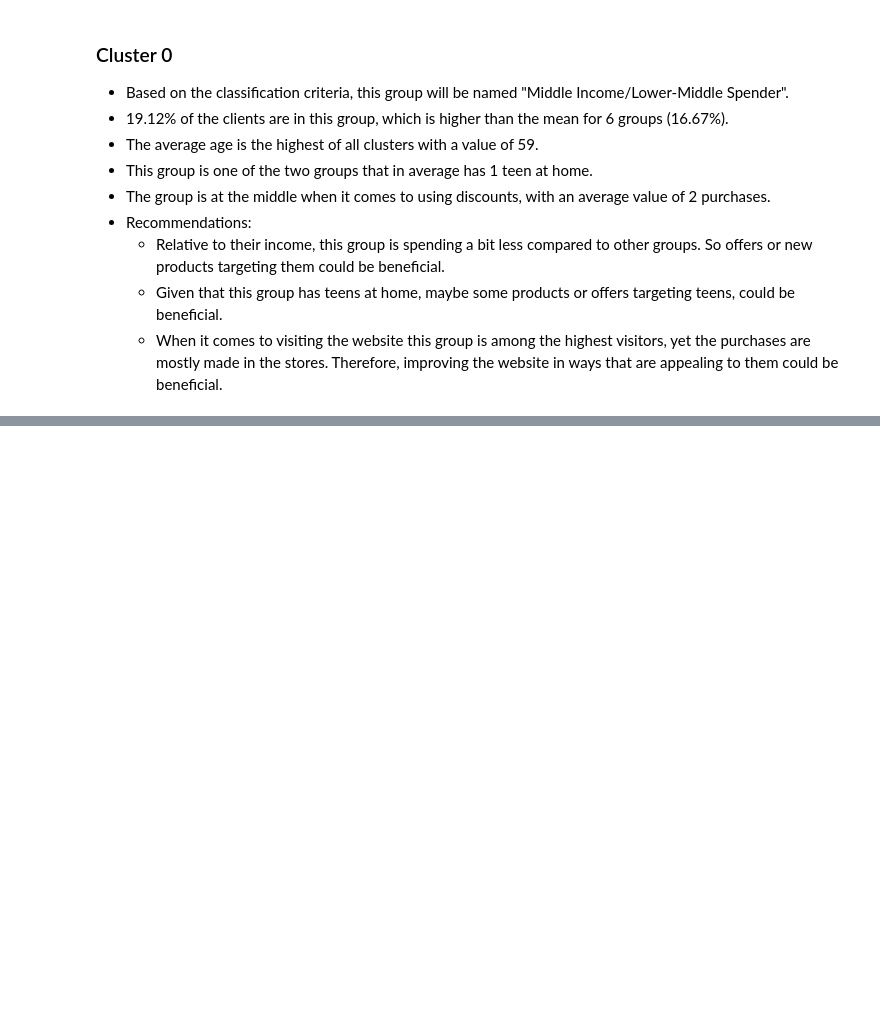
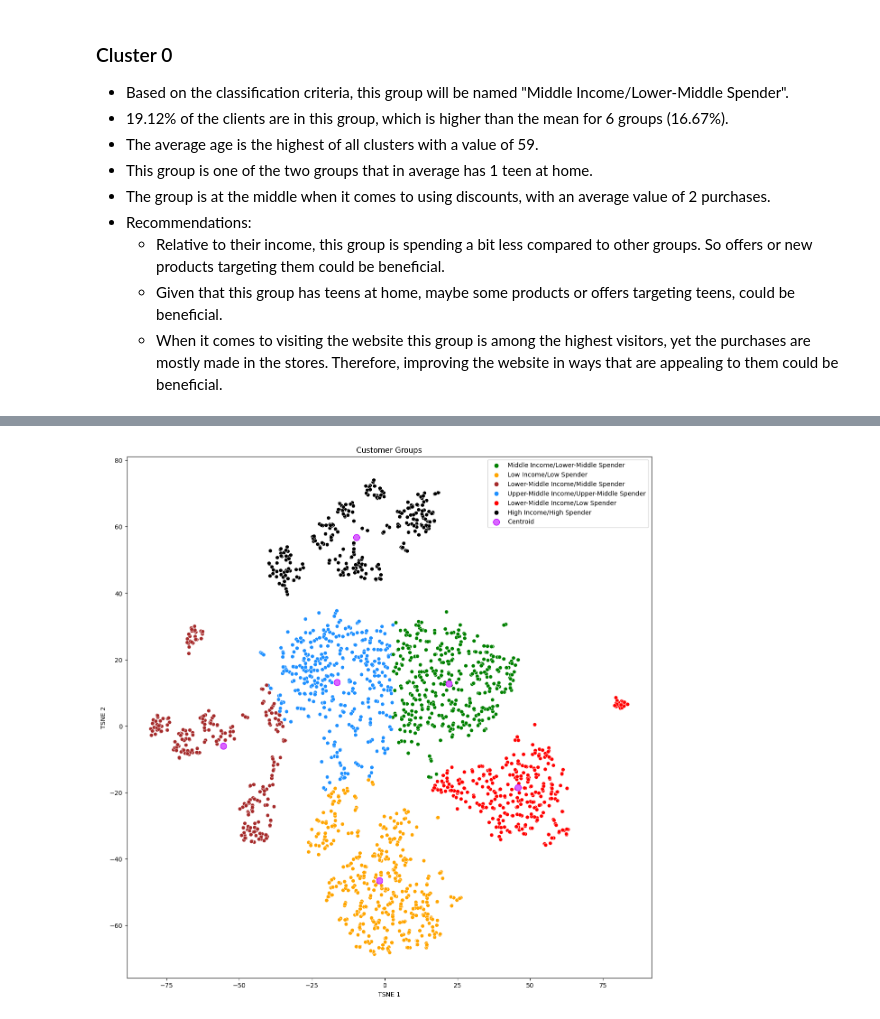
Before and after one commit to Luciano-C/Customer-Personality-Analysis, a Jupyter notebook: Customer_Personality_Analysis.ipynb, the cells around one changed output, grey strips where cells are left out. Cells and saved outputs as stored; diff of their text form; code cells hidden in the pictures; blank space fills up the shorter version.

Commit message:
Plot with descriptive names added

```diff
--- a/Customer_Personality_Analysis.ipynb
+++ b/Customer_Personality_Analysis.ipynb
@@ -1251,14 +1180,0 @@ summarized_data_as_df
-# %%
-def name_a_cluster(cluster):
-    if cluster == 0:
-        return '0:Middle Income/Lower-Middle Spender'
-    elif cluster == 1:
-        return '1:Low Income/Low Spender'
-    elif cluster == 2:
-        return '2:Lower-Middle Income/Middle Spender'
-    elif cluster == 3:
-        return '3:Upper-Middle Income/Upper-Middle Spender'
-    elif cluster == 4:
-        return '4:Lower-Middle Income/Low Spender'
-    else:
-        return '5:High Income/High Spender'
@@ -1280,0 +1251,14 @@ plt.show()
+# %%
+def name_a_cluster(cluster):
+    if cluster == 0:
+        return 'Middle Income/Lower-Middle Spender'
+    elif cluster == 1:
+        return 'Low Income/Low Spender'
+    elif cluster == 2:
+        return 'Lower-Middle Income/Middle Spender'
+    elif cluster == 3:
+        return 'Upper-Middle Income/Upper-Middle Spender'
+    elif cluster == 4:
+        return 'Lower-Middle Income/Low Spender'
+    else:
+        return 'High Income/High Spender'
@@ -1280,0 +1277,15 @@ plt.show()
+# %%
+cluster_names = [name_a_cluster(i) for i in range(6)]
+# %%
+plt.figure(figsize=(15,15))
+sns.scatterplot(data=tsne_dataframe_with_names, x="TSNE 1", y="TSNE 2", hue="Names", hue_order=cluster_names, palette=['green','orange','brown','dodgerblue','red','black'])
+plt.scatter(kmeans.cluster_centers_[:, 0], kmeans.cluster_centers_[:, 1], s=100, c='#d966ff', label='Centroid', edgecolors='#bf00ff')
+
+plt.title('Customer Groups')
+plt.xlabel('TSNE 1')
+plt.ylabel('TSNE 2')
+plt.legend()
+
+plt.show()
+# %% [output]
+[figure, added]
```
Also changed, not shown: parts of 20 cells of this notebook.
